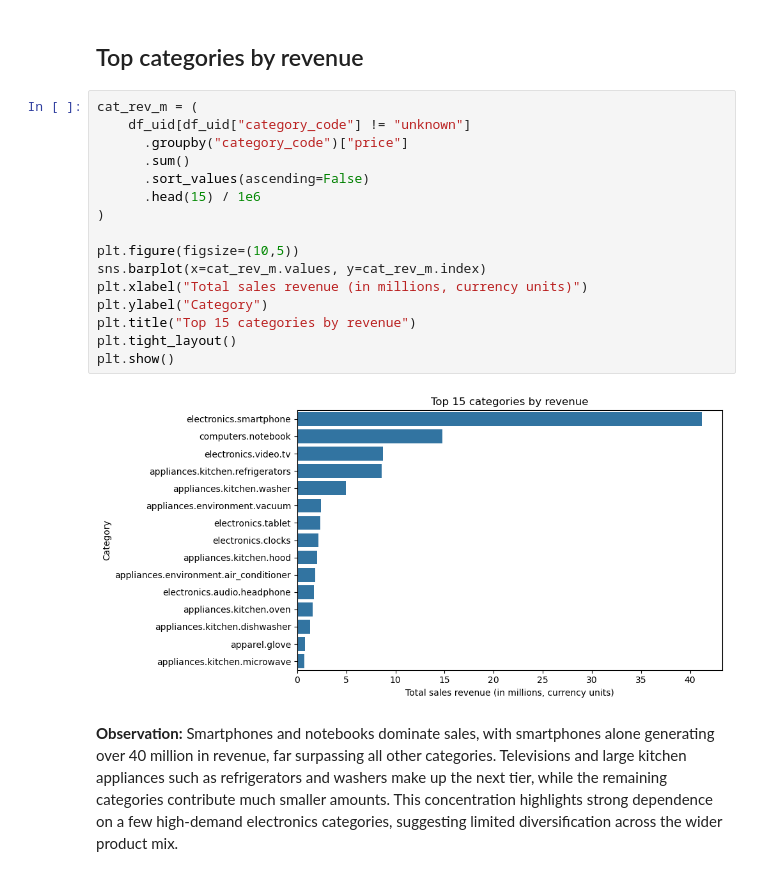
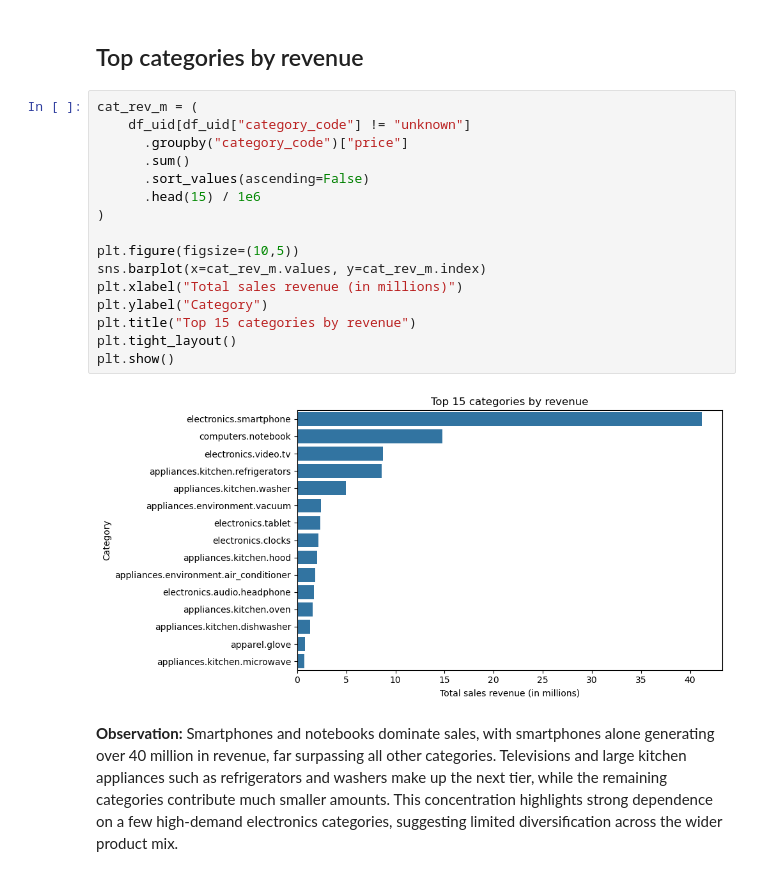
Before and after one commit to ayan978/Customer-Retention-Analysis-and-RFM-Segmentation-in-E-commerce, a Jupyter notebook: notebooks/customer_retention_rfm_segmentation.ipynb, the cells around one changed output. Drawn from its saved outputs; the diff is of its cells as text.

```diff
--- a/notebooks/customer_retention_rfm_segmentation.ipynb
+++ b/notebooks/customer_retention_rfm_segmentation.ipynb
@@ -460,21 +460,21 @@ plt.show()
 # %%
 cat_rev_m = (
     df_uid[df_uid["category_code"] != "unknown"]
       .groupby("category_code")["price"]
       .sum()
       .sort_values(ascending=False)
       .head(15) / 1e6
 )
 
 plt.figure(figsize=(10,5))
 sns.barplot(x=cat_rev_m.values, y=cat_rev_m.index)
-plt.xlabel("Total sales revenue (in millions, currency units)")
+plt.xlabel("Total sales revenue (in millions)")
 plt.ylabel("Category")
 plt.title("Top 15 categories by revenue")
 plt.tight_layout()
 plt.show()
 # %% [output]
-[figure, old version]
+[figure, new version]
 # %% [markdown]
 **Observation:** Smartphones and notebooks dominate sales, with smartphones alone generating over 40 million in revenue, far surpassing all other categories. Televisions and large kitchen appliances such as refrigerators and washers make up the next tier, while the remaining categories contribute much smaller amounts. This concentration highlights strong dependence on a few high-demand electronics categories, suggesting limited diversification across the wider product mix.
 # %% [markdown]
```
Also changed, not shown: parts of 14 cells of this notebook.
